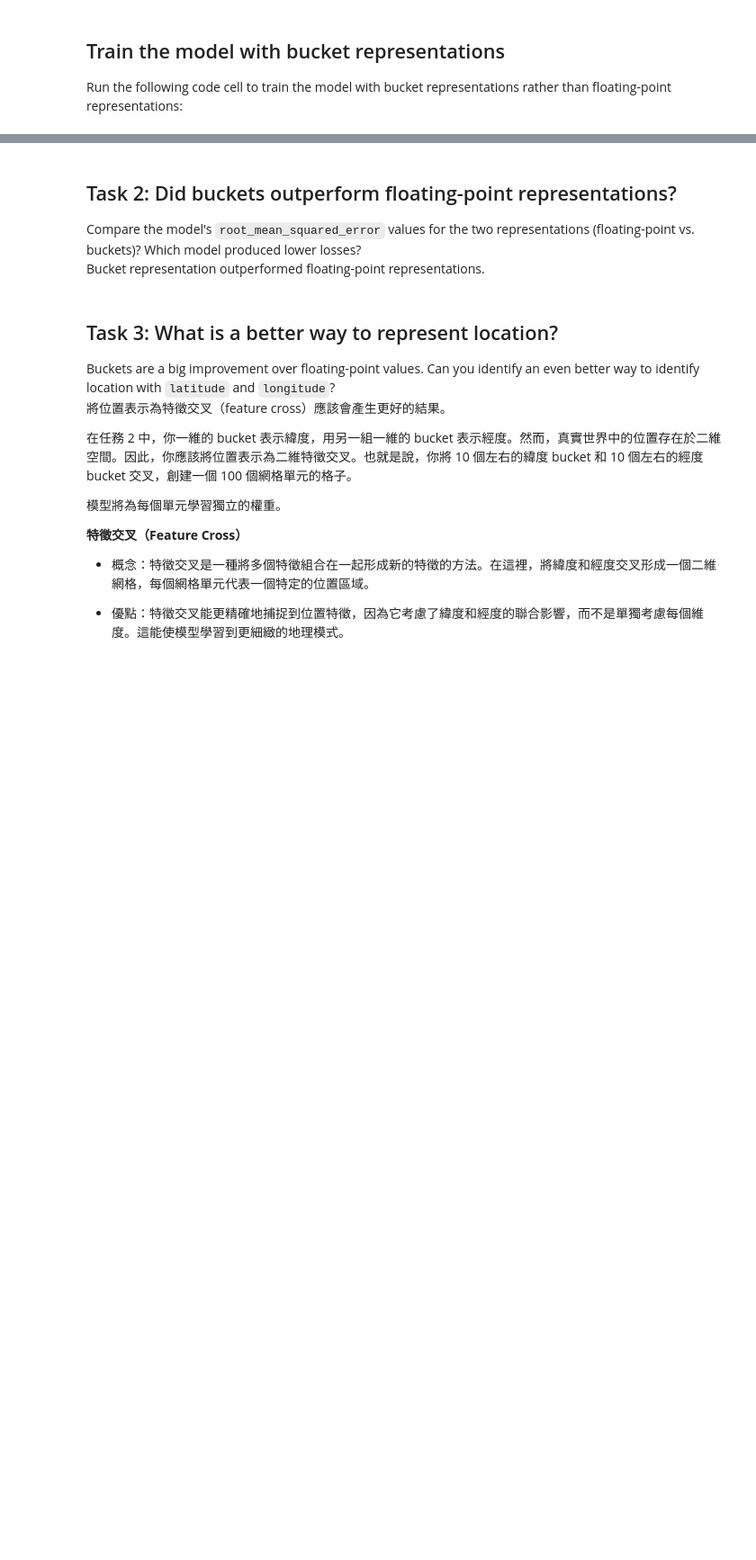
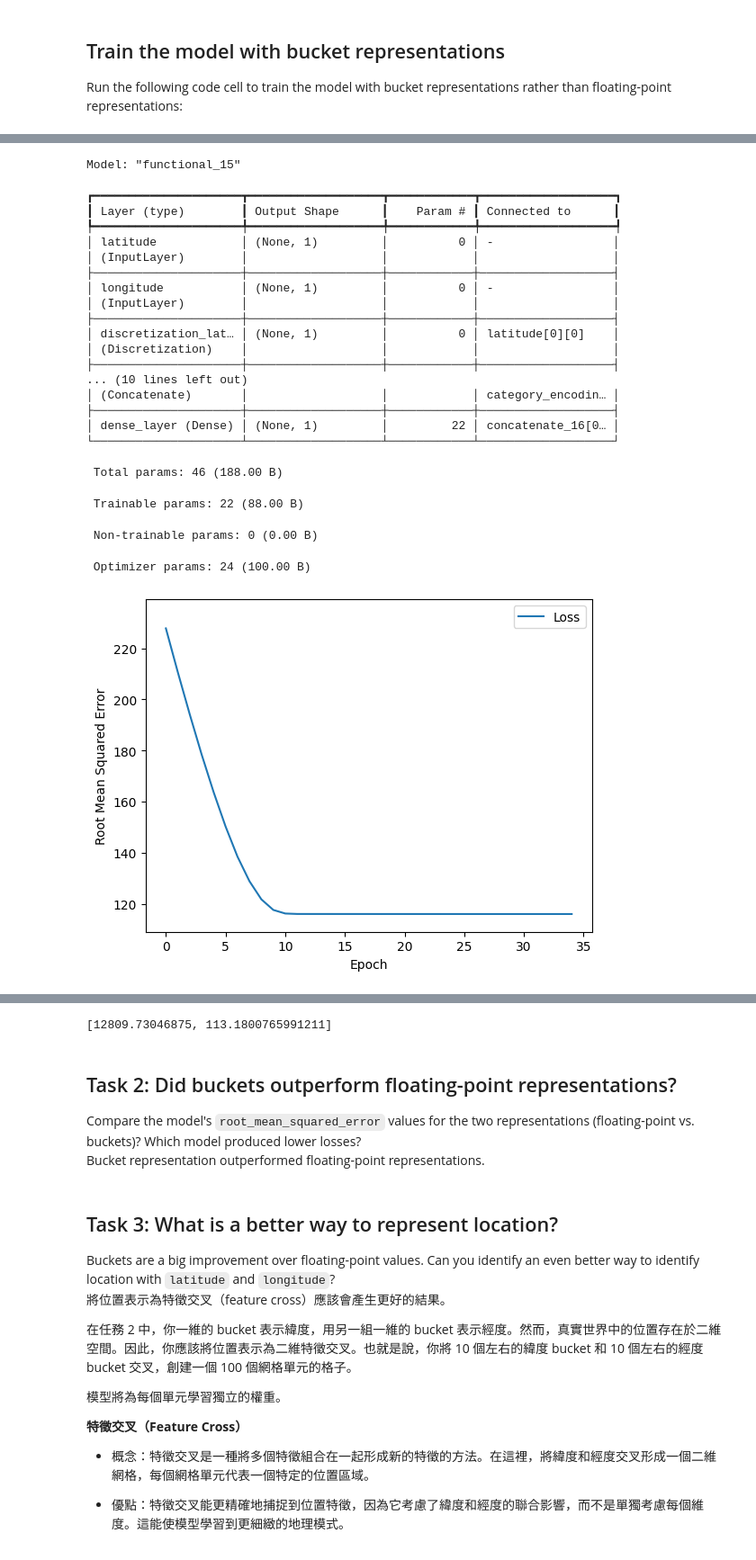
Before and after one commit to Dandelionlibra/juptyer_note, a Jupyter notebook: google ml crash course/Representation_with_a_Feature_Cross.ipynb, the cells around one changed output, grey strips where cells are left out. Shown: that part at 90% size. Cells and saved outputs as stored; diff of their text form; code cells hidden in the pictures; blank space fills up the shorter version.

```diff
--- a/google ml crash course/Representation_with_a_Feature_Cross.ipynb
+++ b/google ml crash course/Representation_with_a_Feature_Cross.ipynb
@@ -308,7 +373,7 @@ learning_rate = 0.04
 epochs = 35
 
 # Build the model.
-my_model = create_model(inputs, outputs, learning_rate)
+my_model = create_model(list(inputs.values()), list(outputs.values()), learning_rate)
 
 # Train the model on the training set.
 epochs, rmse = train_model(my_model, train_df, epochs, batch_size, label_name)
@@ -320,3 +385,4 @@ plot_the_loss_curve(epochs, rmse)
 
 print("\n: Evaluate the new model against the test set:")
 my_model.evaluate(x=test_features, y=test_label, batch_size=batch_size)
+# %% [output]
@@ -322,0 +406,23 @@ my_model.evaluate(x=test_features, y=test_label, batch_size=batch_size)
+Model: "functional_15"
+┏━━━━━━━━━━━━━━━━━━━━━┳━━━━━━━━━━━━━━━━━━━┳━━━━━━━━━━━━┳━━━━━━━━━━━━━━━━━━━┓
+┃ Layer (type)        ┃ Output Shape      ┃    Param # ┃ Connected to      ┃
+┡━━━━━━━━━━━━━━━━━━━━━╇━━━━━━━━━━━━━━━━━━━╇━━━━━━━━━━━━╇━━━━━━━━━━━━━━━━━━━┩
+│ latitude            │ (None, 1)         │          0 │ -                 │
+│ (InputLayer)        │                   │            │                   │
+├─────────────────────┼───────────────────┼────────────┼───────────────────┤
+│ longitude           │ (None, 1)         │          0 │ -                 │
+│ (InputLayer)        │                   │            │                   │
+├─────────────────────┼───────────────────┼────────────┼───────────────────┤
+│ discretization_lat… │ (None, 1)         │          0 │ latitude[0][0]    │
+│ (Discretization)    │                   │            │                   │
+├─────────────────────┼───────────────────┼────────────┼───────────────────┤
+... (10 lines left out)
+│ (Concatenate)       │                   │            │ category_encodin… │
+├─────────────────────┼───────────────────┼────────────┼───────────────────┤
+│ dense_layer (Dense) │ (None, 1)         │         22 │ concatenate_16[0… │
+└─────────────────────┴───────────────────┴────────────┴───────────────────┘
+ Total params: 46 (188.00 B)
+ Trainable params: 22 (88.00 B)
+ Non-trainable params: 0 (0.00 B)
+ Optimizer params: 24 (100.00 B)
+[figure, added]
@@ -323,3 +431,4 @@ my_model.evaluate(x=test_features, y=test_label, batch_size=batch_size)
+[12809.73046875, 113.1800765991211]
 # %% [markdown]
 ## Task 2: Did buckets outperform floating-point representations?
 
```
Also changed, not shown: parts of 12 cells of this notebook.
